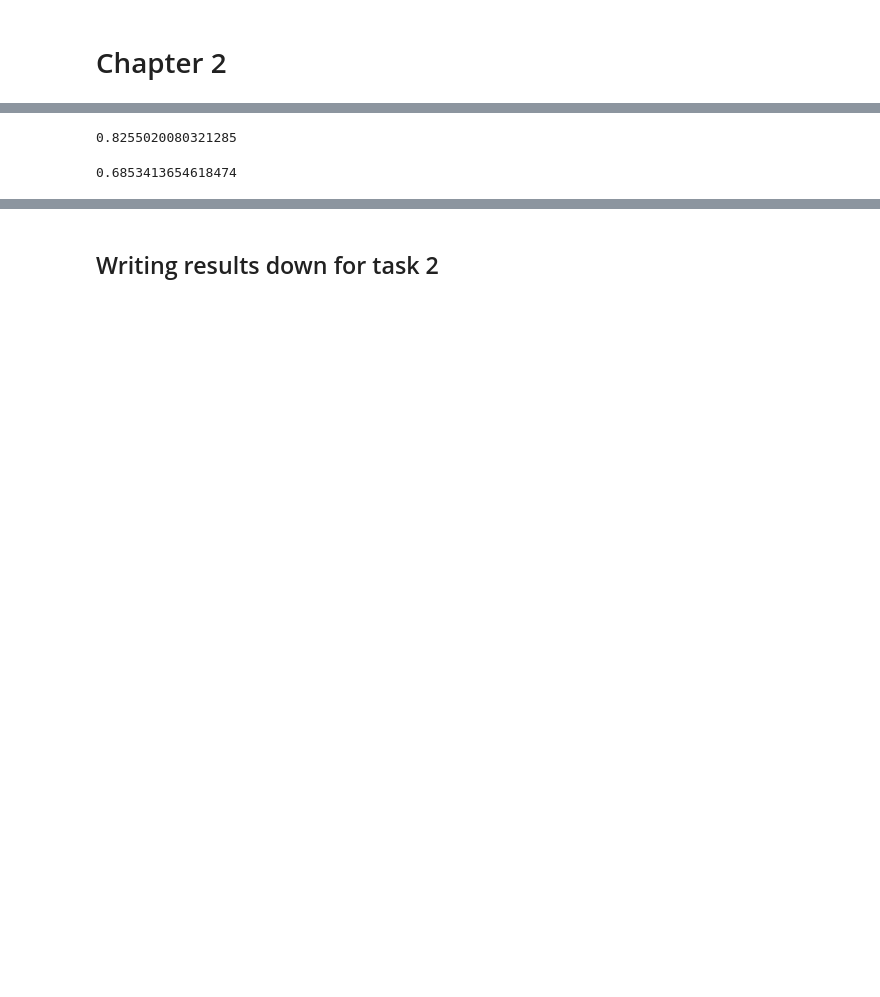
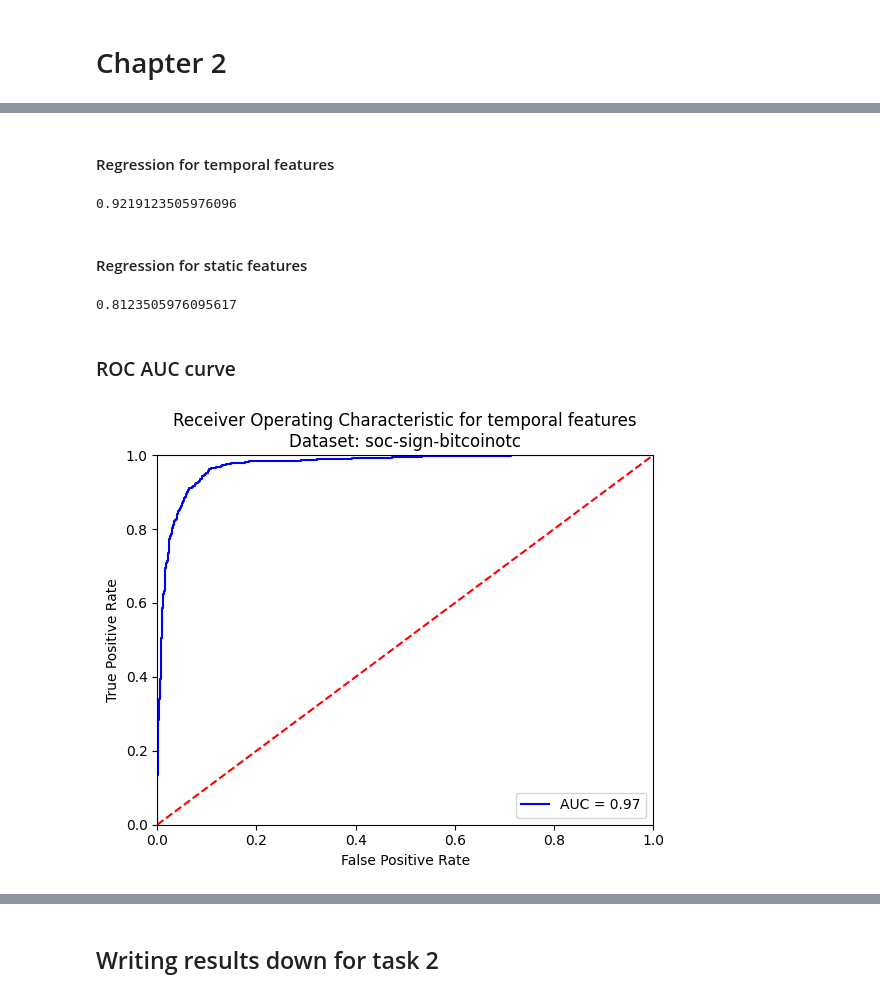
Before and after one commit to answerIII/GraphTheory2022-2023, a Jupyter notebook: main.ipynb, the cells around one changed output, grey strips where cells are left out. Saved outputs shown, nothing was run; the diff lists cells and outputs as text; code cells hidden in the pictures; blank space fills up the shorter version.

Commit message:
Results for task 2 (4/6 datasets)

```diff
--- a/main.ipynb
+++ b/main.ipynb
@@ -13,8 +13,16 @@ datasets = [
     "data/munmun_digg_reply/out.munmun_digg_reply",
     "data/sx-mathoverflow/out.sx-mathoverflow"
 ]
+dataset_names = [
+    "opsahl-ucsocial",
+    "email-Eu-core-temporal",
+    "soc-sign-bitcoinalpha",
+    "soc-sign-bitcoinotc",
+    "munmun_digg_reply",
+    "sx-mathoverflow"
+]
 skiprows = [[0, 1], [], [0], [0], [0], [0]]
-current = 5 # 0 1 2 3 4 5
+current = 3 # 0 1 2 3 4 5
 graph = pd.read_csv(
     datasets[current],
     names=["_from", "_to", "_weight", "_timestamp"],
@@ -22,5 +30,8 @@ graph = pd.read_csv(
     engine ='python',
     skiprows=skiprows[current]
 )
-# print(graph.dtypes)
-# print(graph.head())
+V = np.unique(graph["_from"]._append(graph["_to"])).astype(int)
+V.sort()
+n = V.size
+volume = graph["_timestamp"].size
+print(f"{n = }, {volume = }")
@@ -358,3 +383,14 @@ for _index, _from, _to, _weight, _timestamp in graph.itertuples():
         t_matrix[_to][_from].append(_timestamp)
     else:
         t_matrix[_to][_from] = [_timestamp]
+
+graph_static = dict.fromkeys(V)
+for u in V:
+    graph_static[u] = set()
+for _index, _from, _to, _weight, _timestamp in graph.itertuples():
+    if _from == _to:
+        continue
+    if not _to in V:
+        print(_from, _to)
+    graph_static[_from].add(_to)
+    graph_static[_to].add(_from)
@@ -565,17 +619,42 @@ for i in range(2 * m):
 from sklearn.linear_model import LogisticRegression
 from matplotlib import pyplot as plt
 from sklearn import metrics
+# %% [markdown]
+#### Regression for temporal features
 # %%
 model_temporal = LogisticRegression(max_iter=10000)
 model_temporal.fit(x_train_temporal, y_train)
+y_pred_proba_temporal = model_temporal.predict_proba(x_test_temporal)
 y_pred_temporal = model_temporal.predict(x_test_temporal)
 print(metrics.accuracy_score(y_test, y_pred_temporal))
 # %% [output]
-0.8255020080321285
+0.9219123505976096
+# %% [markdown]
+#### Regression for static features
 # %%
 model_static = LogisticRegression(max_iter=1000)
 model_static.fit(x_train_static, y_train)
+y_pred_proba_static = model_static.predict_proba(x_test_static)
 y_pred_static = model_static.predict(x_test_static)
 print(metrics.accuracy_score(y_test, y_pred_static))
 # %% [output]
-0.6853413654618474
+0.8123505976095617
+# %% [markdown]
+### ROC AUC curve
+# %%
+fpr_t, tpr_t, thresholds_t = metrics.roc_curve(y_test, y_pred_proba_temporal[:, 1])
+roc_auc_t = metrics.auc(fpr_t, tpr_t)
+
+plt.title('Receiver Operating Characteristic for temporal features\n' +
+          "Dataset: " + dataset_names[current])
+plt.plot(fpr_t, tpr_t, 'b', label='AUC = %0.2f' % roc_auc_t)
+plt.legend(loc='lower right')
+plt.plot([0, 1], [0, 1], 'r--')
+plt.xlim([0, 1])
+plt.ylim([0, 1])
+plt.ylabel('True Positive Rate')
+plt.xlabel('False Positive Rate')
+plt.savefig("results/task_2/dataset_"+str(current)+"/roct"+str(current))
+plt.show()
+# %% [output]
+[figure, added]
```
Also changed, not shown: parts of 49 cells of this notebook, 26 other files.
